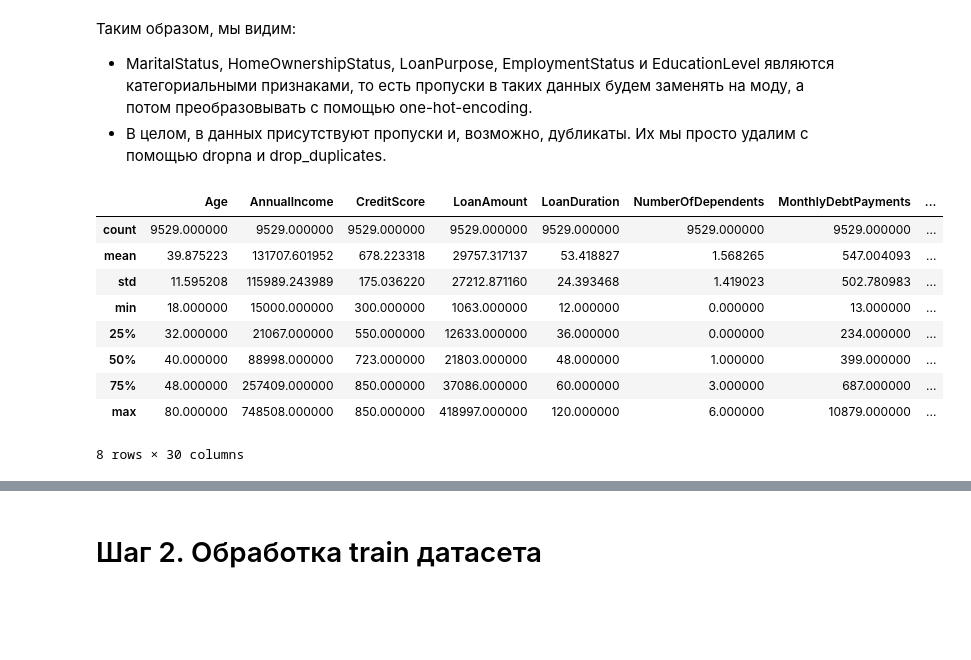
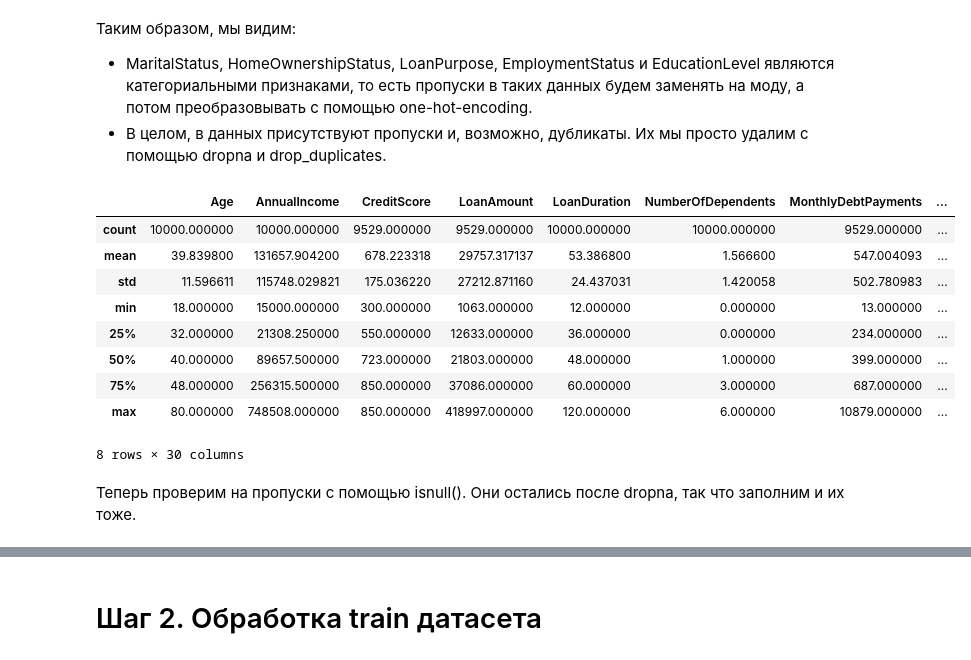
Before and after one commit to TPShipilova/ML_5sem, a Jupyter notebook: 2/2lab_1contest.ipynb, the cells around one changed output, grey strips where cells are left out. Drawn from its saved outputs; the diff is of its cells as text; code cells hidden in the pictures; blank space fills up the shorter version.

```diff
--- a/2/2lab_1contest.ipynb
+++ b/2/2lab_1contest.ipynb
@@ -93,17 +93,20 @@ df.describe()
 *   MaritalStatus, HomeOwnershipStatus, LoanPurpose, EmploymentStatus и EducationLevel являются категориальными признаками, то есть пропуски в таких данных будем заменять на моду, а потом преобразовывать с помощью one-hot-encoding.
 *   В целом, в данных присутствуют пропуски и, возможно, дубликаты. Их мы просто удалим с помощью dropna и drop_duplicates.
 # %%
-df = df.dropna()
-df = df.drop_duplicates()
+df.dropna(how='all', inplace=True)
+df.drop_duplicates(inplace=True)
 df.describe()
 # %% [output]
 |  | Age | AnnualIncome | CreditScore | LoanAmount | LoanDuration | NumberOfDependents | MonthlyDebtPayments | ... |
-| count | 9529.000000 | 9529.000000 | 9529.000000 | 9529.000000 | 9529.000000 | 9529.000000 | 9529.000000 | ... |
-| mean | 39.875223 | 131707.601952 | 678.223318 | 29757.317137 | 53.418827 | 1.568265 | 547.004093 | ... |
-| std | 11.595208 | 115989.243989 | 175.036220 | 27212.871160 | 24.393468 | 1.419023 | 502.780983 | ... |
+| count | 10000.000000 | 10000.000000 | 9529.000000 | 9529.000000 | 10000.000000 | 10000.000000 | 9529.000000 | ... |
+| mean | 39.839800 | 131657.904200 | 678.223318 | 29757.317137 | 53.386800 | 1.566600 | 547.004093 | ... |
+| std | 11.596611 | 115748.029821 | 175.036220 | 27212.871160 | 24.437031 | 1.420058 | 502.780983 | ... |
 | min | 18.000000 | 15000.000000 | 300.000000 | 1063.000000 | 12.000000 | 0.000000 | 13.000000 | ... |
-| 25% | 32.000000 | 21067.000000 | 550.000000 | 12633.000000 | 36.000000 | 0.000000 | 234.000000 | ... |
-| 50% | 40.000000 | 88998.000000 | 723.000000 | 21803.000000 | 48.000000 | 1.000000 | 399.000000 | ... |
-| 75% | 48.000000 | 257409.000000 | 850.000000 | 37086.000000 | 60.000000 | 3.000000 | 687.000000 | ... |
+| 25% | 32.000000 | 21308.250000 | 550.000000 | 12633.000000 | 36.000000 | 0.000000 | 234.000000 | ... |
+| 50% | 40.000000 | 89657.500000 | 723.000000 | 21803.000000 | 48.000000 | 1.000000 | 399.000000 | ... |
+| 75% | 48.000000 | 256315.500000 | 850.000000 | 37086.000000 | 60.000000 | 3.000000 | 687.000000 | ... |
 | max | 80.000000 | 748508.000000 | 850.000000 | 418997.000000 | 120.000000 | 6.000000 | 10879.000000 | ... |
 8 rows × 30 columns
+# %% [markdown]
+Теперь проверим на пропуски с помощью isnull().
+Они остались после dropna, так что заполним и их тоже.
```
Also changed, not shown: parts of 50 cells of this notebook.
